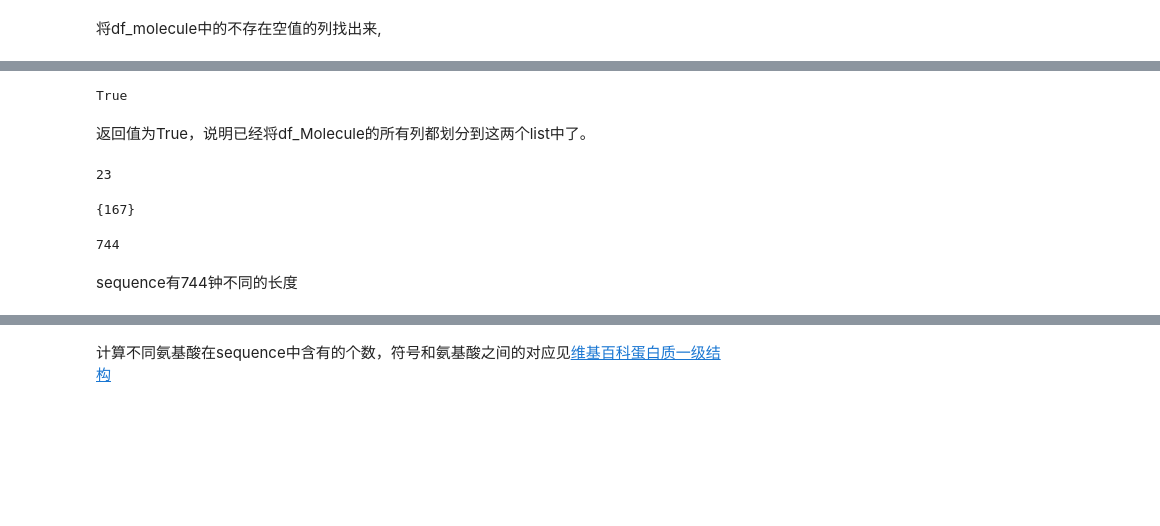
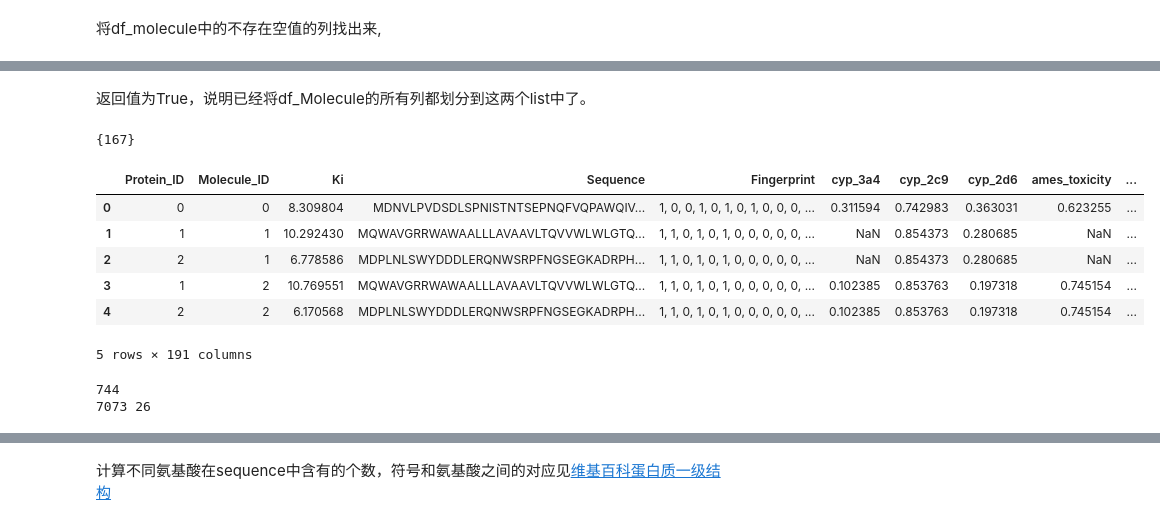
Before and after one commit to incipient1/protein_affinity_molecule, a Jupyter notebook: protein_affinity_molecule.ipynb, the cells around one changed output, grey strips where cells are left out. Cells and saved outputs as stored; diff of their text form; code cells hidden in the pictures; blank space fills up the shorter version.

```diff
--- a/protein_affinity_molecule.ipynb
+++ b/protein_affinity_molecule.ipynb
@@ -13,6 +13,6 @@ import seaborn as sns
 # %% [markdown]
 ## 建立指标
 # %%
-df_protein_train = pd.read_csv('E:\\git\protein_molecule_affinity\\datas_molecule\\df_protein_train.csv')
+df_protein_train = pd.read_csv('E:\\MySQL_data\\datas_molecule\\df_protein_train.csv')
 # %%
 len(set(df_protein_train.Protein_ID))
@@ -21,7 +19,7 @@ len(set(df_protein_train.Protein_ID))
 # %% [markdown]
 可以得出Protein_ID有1653个不同的值，蛋白质信息数据没有重复值
 # %%
-df_affinity_train = pd.read_csv('E:\\git\protein_molecule_affinity\\datas_molecule\\df_affinity_train.csv')
+df_affinity_train = pd.read_csv('E:\\MySQL_data\datas_molecule\\df_affinity_train.csv')
 # %%
 df1 = df_affinity_train.groupby(by = 'Protein_ID',as_index = False).count()['Protein_ID']
 len(set(df_affinity_train.Protein_ID))
@@ -34,6 +28,6 @@ set(df_protein_train.Protein_ID).difference(set(df_affinity_train.Protein_ID))
 # %% [markdown]
 这里的df_affinity_train中的Protein_ID只有1650个不同的值，相比df_protein_train中的数据仅少了3个：Protein_ID为1170、1689、1690的蛋白质没有和任何小分子比较过。
 # %%
-df_molecule = pd.read_csv('E:\\git\protein_molecule_affinity\\datas_molecule\\df_molecule.csv')
+df_molecule = pd.read_csv('E:\\MySQL_data\\datas_molecule\\df_molecule.csv')
 # %%
 set(df_affinity_train.Molecule_ID).issubset(set(df_molecule.Molecule_ID))
@@ -66,7 +53,5 @@ print(have_nan_columns,'\n',no_nan_columns)
 # %%
 len(have_nan_columns + no_nan_columns) == len(df_molecule.columns)
-# %% [output]
-True
 # %% [markdown]
 返回值为True，说明已经将df_Molecule的所有列都划分到这两个list中了。
 # %%
@@ -74,12 +59,20 @@ pd.set_option('display.max_columns', 25)
 df_ki_train = df_affinity_train.merge(df_protein_train,how='left',on = 'Protein_ID').merge(df_molecule,how='left',on = 'Molecule_ID')
 # %%
 len(df_ki_train.columns)
-# %% [output]
-23
 # %%
 set(df_molecule.Fingerprint.str.split(',').str.len())
 # %% [output]
 {167}
+# %%
+df_ki_train.head()
+# %% [output]
+|  | Protein_ID | Molecule_ID | Ki | Sequence | Fingerprint | cyp_3a4 | cyp_2c9 | cyp_2d6 | ames_toxicity | ... |
+| 0 | 0 | 0 | 8.309804 | MDNVLPVDSDLSPNISTNTSEPNQFVQPAWQIV... | 1, 0, 0, 1, 0, 1, 0, 1, 0, 0, 0, ... | 0.311594 | 0.742983 | 0.363031 | 0.623255 | ... |
+| 1 | 1 | 1 | 10.292430 | MQWAVGRRWAWAALLLAVAAVLTQVVWLWLGTQ... | 1, 1, 0, 1, 0, 1, 0, 0, 0, 0, 0, ... | NaN | 0.854373 | 0.280685 | NaN | ... |
+| 2 | 2 | 1 | 6.778586 | MDPLNLSWYDDDLERQNWSRPFNGSEGKADRPH... | 1, 1, 0, 1, 0, 1, 0, 0, 0, 0, 0, ... | NaN | 0.854373 | 0.280685 | NaN | ... |
+| 3 | 1 | 2 | 10.769551 | MQWAVGRRWAWAALLLAVAAVLTQVVWLWLGTQ... | 1, 1, 0, 1, 0, 1, 0, 0, 0, 0, 0, ... | 0.102385 | 0.853763 | 0.197318 | 0.745154 | ... |
+| 4 | 2 | 2 | 6.170568 | MDPLNLSWYDDDLERQNWSRPFNGSEGKADRPH... | 1, 1, 0, 1, 0, 1, 0, 0, 0, 0, 0, ... | 0.102385 | 0.853763 | 0.197318 | 0.745154 | ... |
+5 rows × 191 columns
 # %%
 feat = []
 for i in range(0,len(df_molecule)):
@@ -92,9 +87,10 @@ feat.columns = ["Fingerprint_{0}".format(i) for i in range(0,167)] # 每个指
 feat["Molecule_ID"] = df_molecule['Molecule_ID']
 # %%
 df_ki_train = df_ki_train.merge(feat,how = 'left',on = 'Molecule_ID')
-# %%
-len(set(df_ki_train.Sequence.str.len()))
-# %% [output]
-744
-# %% [markdown]
-sequence有744钟不同的长度
+# %%
+sequence_length = df_ki_train.Sequence.str.len()
+print(len(set(sequence_length_set)))
+print(sequence_length.max(),sequence_length.min())
+# %% [output]
+744
+7073 26
```
Also changed, not shown: parts of 48 cells of this notebook, 1 other file.
